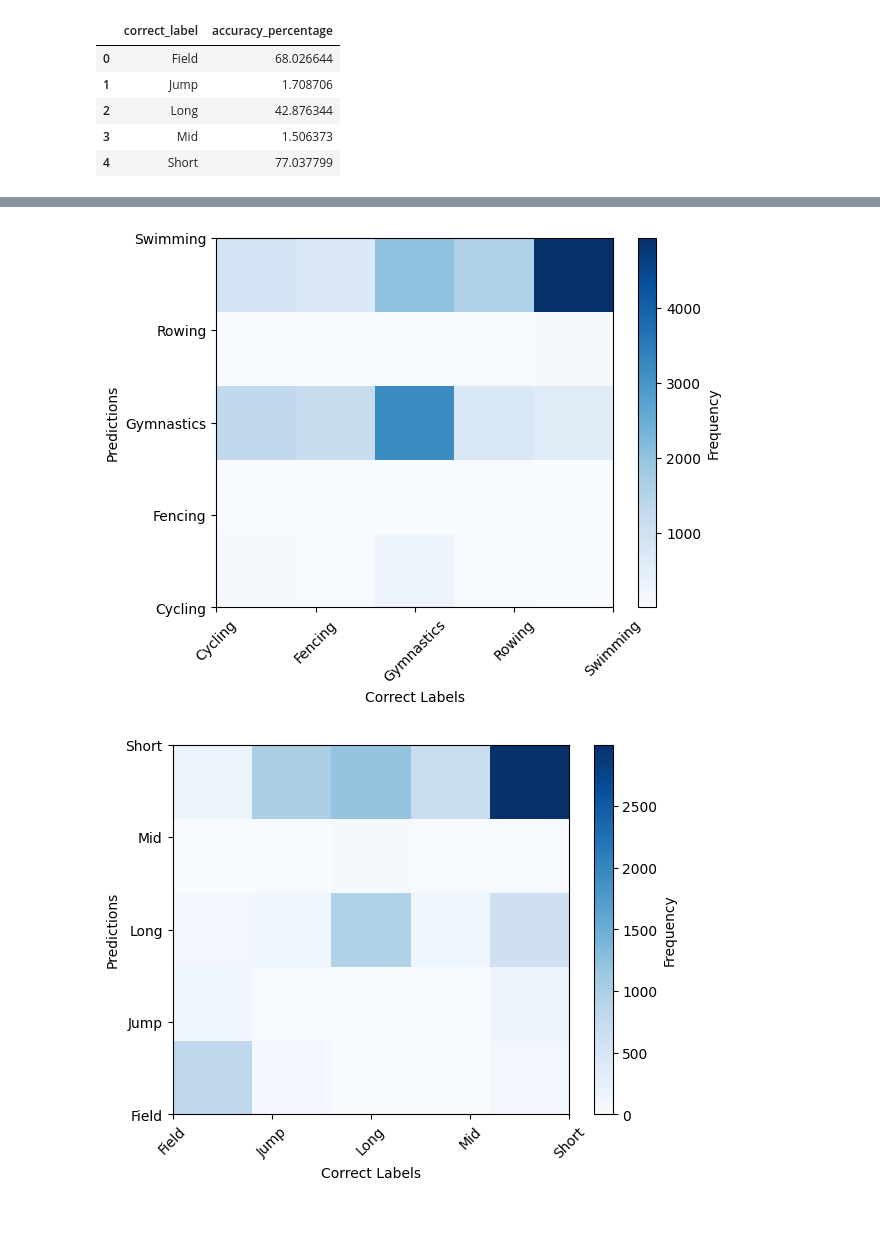
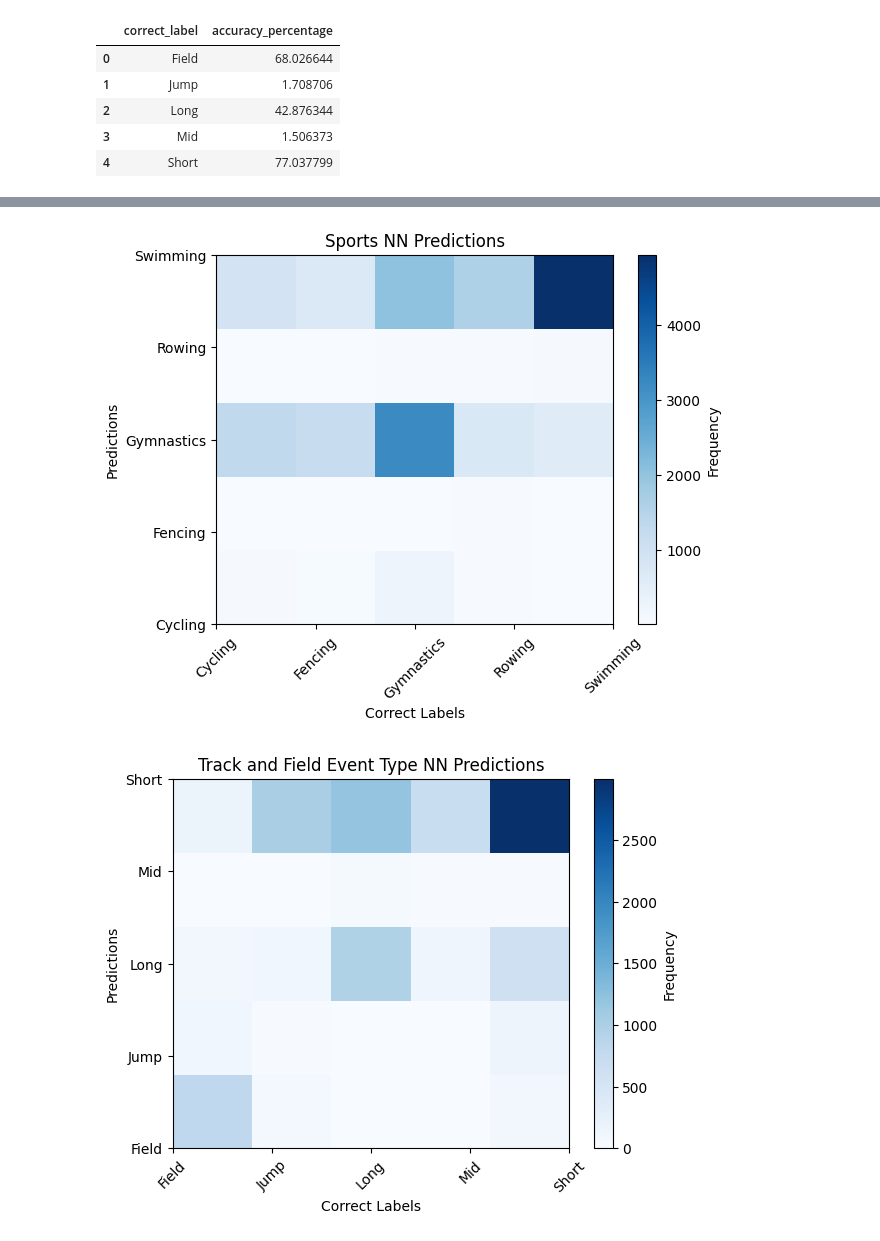
Before and after one commit to avaduggan/ML4420_project, a Jupyter notebook: R_nn_vis_results.ipynb, the cells around one changed output, grey strips where cells are left out. Cells and saved outputs as stored; diff of their text form; code cells hidden in the pictures.

```diff
--- a/R_nn_vis_results.ipynb
+++ b/R_nn_vis_results.ipynb
@@ -17,15 +87,3 @@ Data columns (total 2 columns):
  1   test_labels       17925 non-null  object
 dtypes: object(2)
 memory usage: 420.1+ KB
-# %%
-df_sports_predictions["is_correct"] = df_sports_predictions["test_labels"] == df_sports_predictions['predicted_labels']
-df_counts = df_sports_predictions.groupby(["test_labels", "is_correct"]).size().reset_index(name="count")
-
-total_counts = df_sports_predictions.groupby('test_labels').size()
-correct_counts = df_sports_predictions[df_sports_predictions['test_labels'] == df_sports_predictions['predicted_labels']].groupby("test_labels").size()
-
-# Compute the percentage of correct predictions
-accuracy = (correct_counts / total_counts * 100).fillna(0).reset_index()
-accuracy.columns = ['correct_label', 'accuracy_percentage']
-
-accuracy
@@ -58,28 +240,30 @@ accuracy
 # %%
 sorted_labels = np.sort(df_sports_predictions["test_labels"].unique())
 
 index_dict = {label: i for i, label in enumerate(sorted_labels)}
 
 df_sports_predictions["labels_indexed"] = df_sports_predictions["test_labels"].map(index_dict)
 df_sports_predictions["predictions_indexed"] = df_sports_predictions["predicted_labels"].map(index_dict)
 
 plt.hist2d(df_sports_predictions["labels_indexed"], df_sports_predictions["predictions_indexed"], bins=5, cmap=plt.cm.Blues, density=False)
 
 
 plt.xticks(ticks=np.arange(len(sorted_labels)), labels=sorted_labels, rotation=45)
 plt.yticks(ticks=np.arange(len(sorted_labels)), labels=sorted_labels)
 
 # Add labels and title
 plt.xlabel('Correct Labels')
 plt.ylabel('Predictions')
 
+plt.title("Sports NN Predictions")
+
 # Add a colorbar to show the frequency scale
 plt.colorbar(label='Frequency')
 
 # Show the plot
 plt.show()
 # %% [output]
-[figure, old version]
+[figure, new version]
 # %%
 sorted_labels = np.sort(df_athletics_predictions["test_labels"].unique())
 
@@ -98,10 +282,12 @@ plt.yticks(ticks=np.arange(len(sorted_labels)), labels=sorted_labels)
 plt.xlabel('Correct Labels')
 plt.ylabel('Predictions')
 
+plt.title("Track and Field Event Type NN Predictions")
+
 # Add a colorbar to show the frequency scale
 plt.colorbar(label='Frequency')
 
 # Show the plot
 plt.show()
 # %% [output]
-[figure, old version]
+[figure, new version]
```
Also changed, not shown: parts of 17 cells of this notebook.
